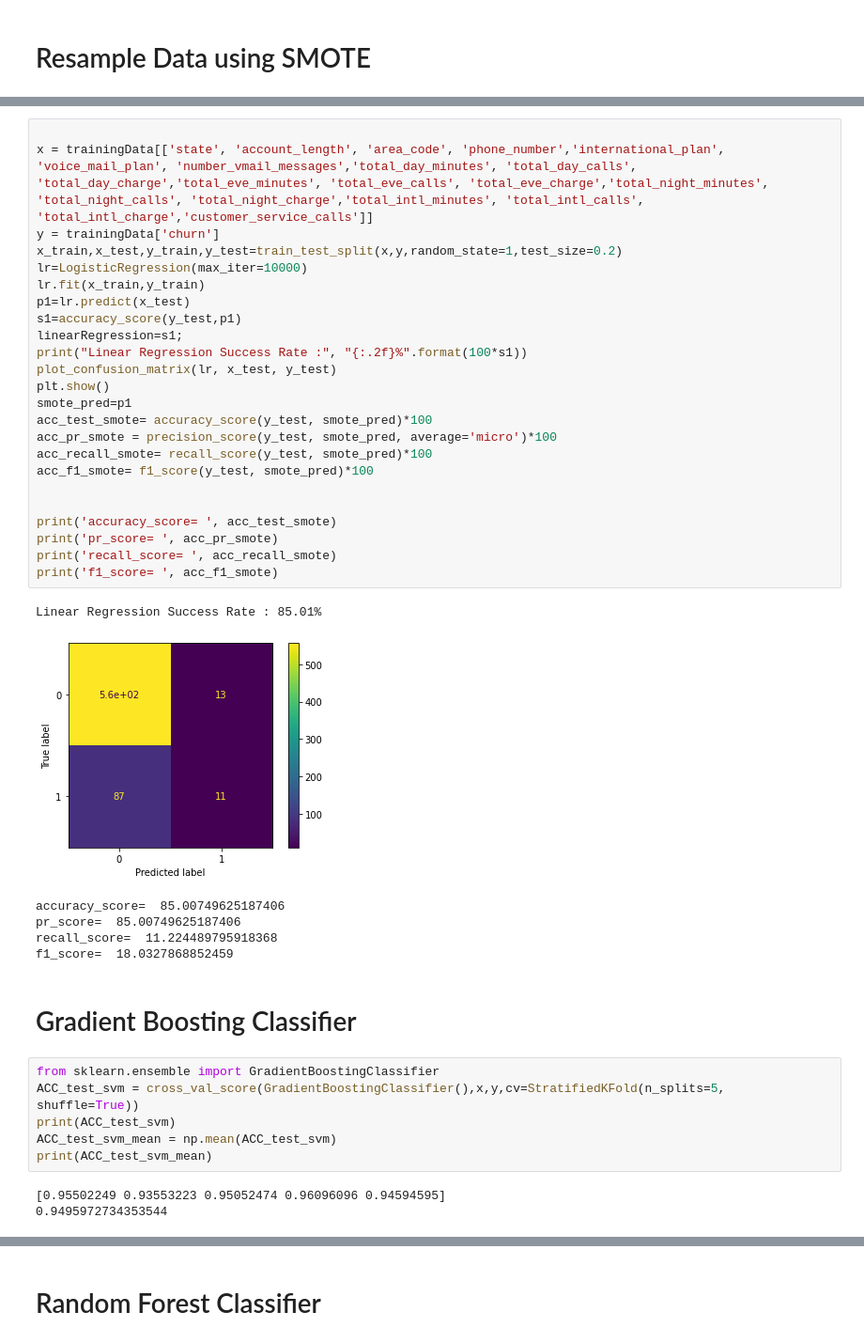
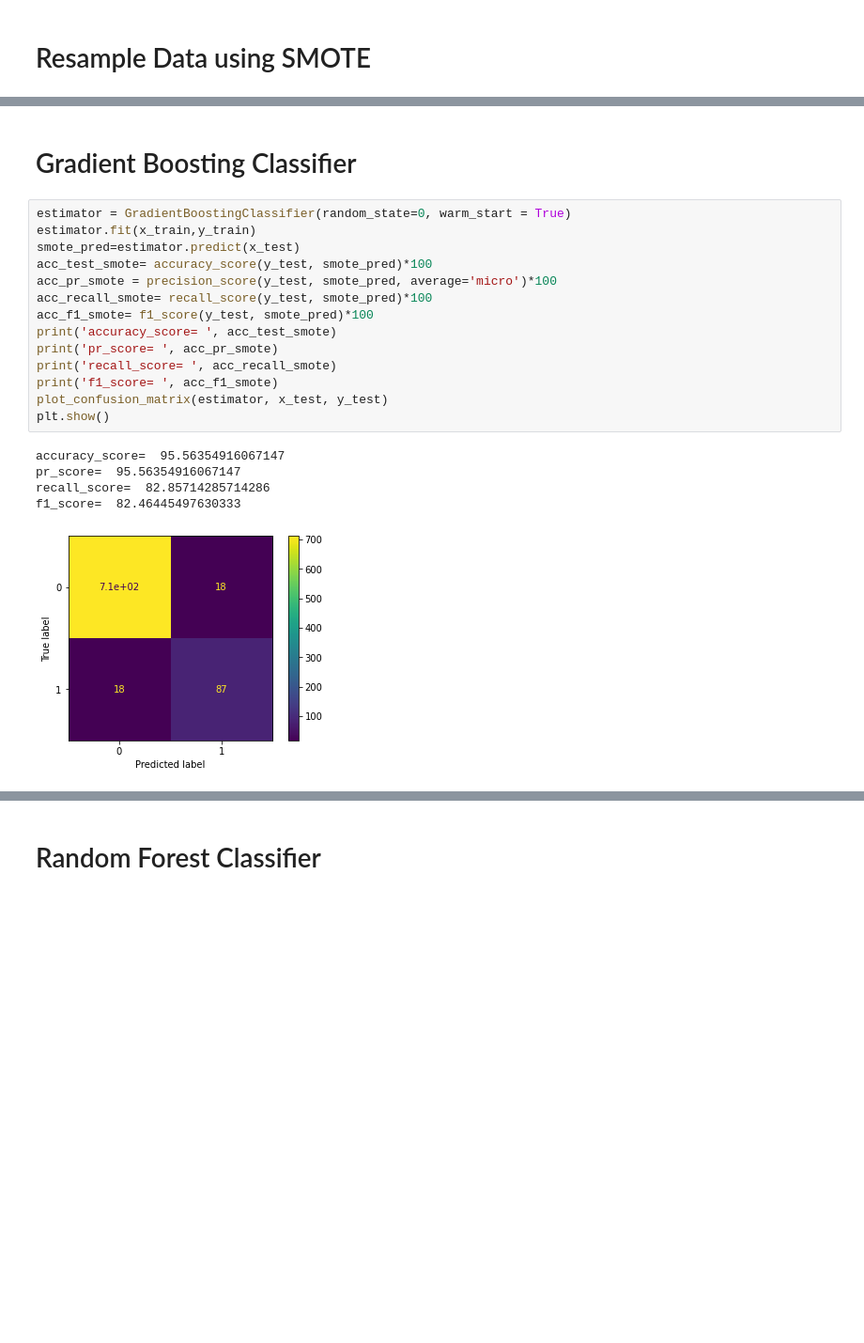
Before and after one commit to duhajarrar/TelecomMIT, a Jupyter notebook: Draft1.ipynb, the cells around one changed output, grey strips where cells are left out. Shown: that part at 94% size. Saved outputs shown, nothing was run; the diff lists cells and outputs as text; blank space fills up the shorter version.

```diff
--- a/Draft1.ipynb
+++ b/Draft1.ipynb
@@ -356,45 +262,25 @@ print(accuracy_score(ytest,y1))
-# %%
-
-x = trainingData[['state', 'account_length', 'area_code', 'phone_number','international_plan', 'voice_mail_plan', 'number_vmail_messages','total_day_minutes', 'total_day_calls', 'total_day_charge','total_eve_minutes', 'total_eve_calls', 'total_eve_charge','total_night_minutes', 'total_night_calls', 'total_night_charge','total_intl_minutes', 'total_intl_calls', 'total_intl_charge','customer_service_calls']]
-y = trainingData['churn']
-x_train,x_test,y_train,y_test=train_test_split(x,y,random_state=1,test_size=0.2)
-lr=LogisticRegression(max_iter=10000)
-lr.fit(x_train,y_train)
-p1=lr.predict(x_test)
-s1=accuracy_score(y_test,p1)
-linearRegression=s1;
-print("Linear Regression Success Rate :", "{:.2f}%".format(100*s1))
-plot_confusion_matrix(lr, x_test, y_test)
-plt.show()
-smote_pred=p1
-acc_test_smote= accuracy_score(y_test, smote_pred)*100
-acc_pr_smote = precision_score(y_test, smote_pred, average='micro')*100
-acc_recall_smote= recall_score(y_test, smote_pred)*100
-acc_f1_smote= f1_score(y_test, smote_pred)*100
-
-
-print('accuracy_score= ', acc_test_smote)
-print('pr_score= ', acc_pr_smote)
-print('recall_score= ', acc_recall_smote)
-print('f1_score= ', acc_f1_smote)
-# %% [output]
-Linear Regression Success Rate : 85.01%
-[figure, removed]
-accuracy_score=  85.00749625187406
-pr_score=  85.00749625187406
-recall_score=  11.224489795918368
-f1_score=  18.0327868852459
 # %% [markdown]
 # Gradient Boosting Classifier
-# %%
-from sklearn.ensemble import GradientBoostingClassifier
-ACC_test_svm = cross_val_score(GradientBoostingClassifier(),x,y,cv=StratifiedKFold(n_splits=5, shuffle=True))
-print(ACC_test_svm)
-ACC_test_svm_mean = np.mean(ACC_test_svm)
-print(ACC_test_svm_mean)
-# %% [output]
-[0.95502249 0.93553223 0.95052474 0.96096096 0.94594595]
-0.9495972734353544
+# %%
+estimator = GradientBoostingClassifier(random_state=0, warm_start = True)
+estimator.fit(x_train,y_train)
+smote_pred=estimator.predict(x_test)
+acc_test_smote= accuracy_score(y_test, smote_pred)*100
+acc_pr_smote = precision_score(y_test, smote_pred, average='micro')*100
+acc_recall_smote= recall_score(y_test, smote_pred)*100
+acc_f1_smote= f1_score(y_test, smote_pred)*100
+print('accuracy_score= ', acc_test_smote)
+print('pr_score= ', acc_pr_smote)
+print('recall_score= ', acc_recall_smote)
+print('f1_score= ', acc_f1_smote)
+plot_confusion_matrix(estimator, x_test, y_test)
+plt.show()
+# %% [output]
+accuracy_score=  95.56354916067147
+pr_score=  95.56354916067147
+recall_score=  82.85714285714286
+f1_score=  82.46445497630333
+[figure, added]
 # %%
 from sklearn.ensemble import GradientBoostingClassifier
 gbc=GradientBoostingClassifier()
```
Also changed, not shown: parts of 31 cells of this notebook.
